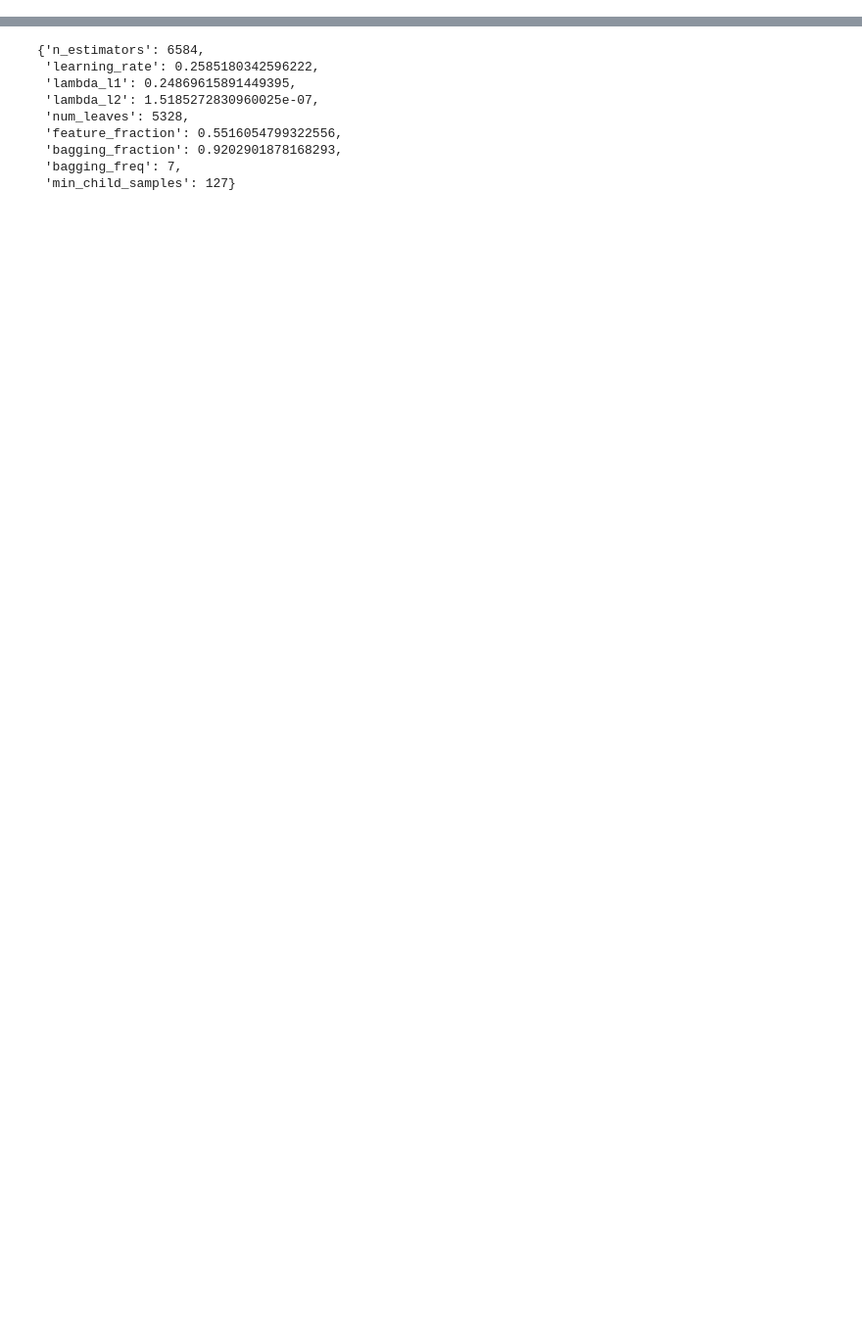
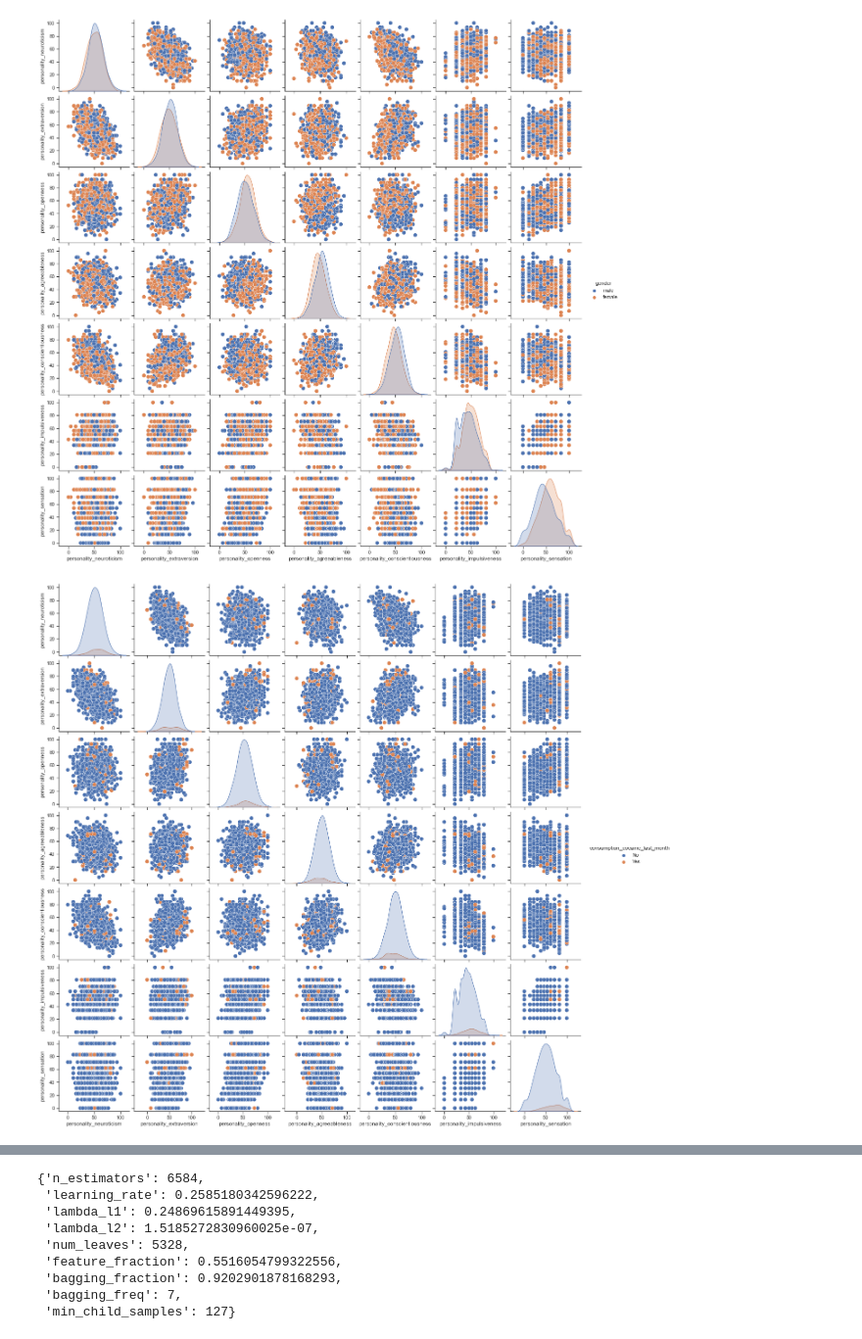
Before and after one commit to kerajxl/MachineLearningProject, a Jupyter notebook: classification.ipynb, the cells around one changed output, grey strips where cells are left out. Shown at 98% size. Cells and saved outputs as stored; diff of their text form; code cells hidden in the pictures; blank space fills up the shorter version.

```diff
--- a/classification.ipynb
+++ b/classification.ipynb
@@ -66,0 +117,8 @@ Name: education, dtype: int64
+# %%
+sns.pairplot(drugs,kind="scatter",  hue="gender", plot_kws=dict(s=80, edgecolor="white", linewidth=.5))
+plt.show()
+sns.pairplot(drugs,kind="scatter",  hue="consumption_cocaine_last_month", plot_kws=dict(s=80, edgecolor="white", linewidth=.5))
+plt.show()
+# %% [output]
+[figure, added]
+[figure, added]
```
Also changed, not shown: parts of 44 cells of this notebook, 1 other file.
